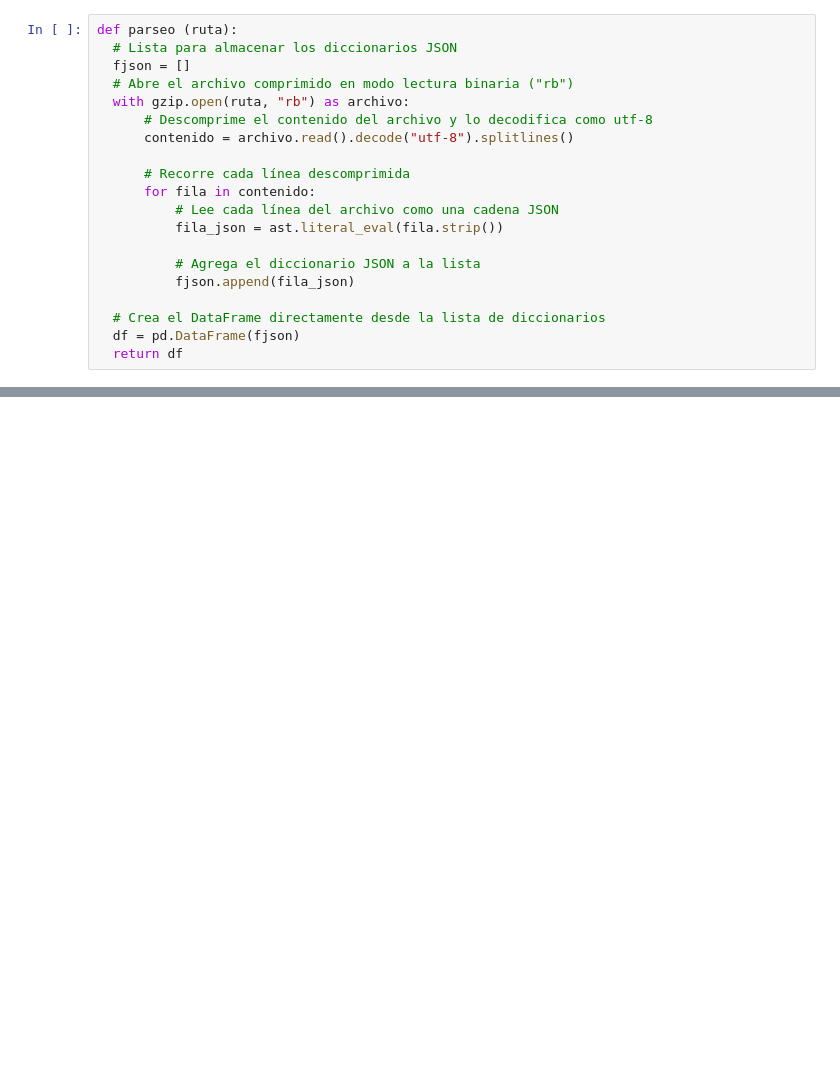
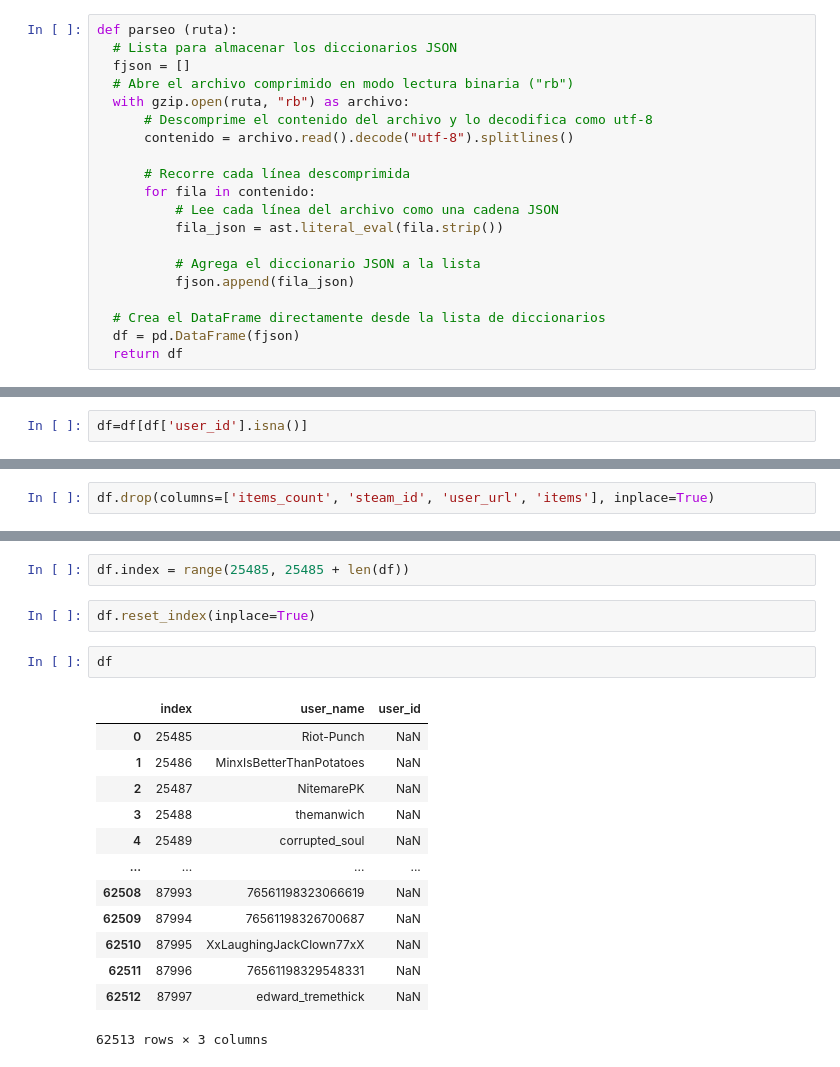
Before and after one commit to PrietoPy/PI_ML_OPS-PT, a Jupyter notebook: Notebooks/ETL - FE - Items.ipynb, the cells around one changed output, grey strips where cells are left out. Cells and saved outputs as stored; diff of their text form; blank space fills up the shorter version.

```diff
--- a/Notebooks/ETL - FE - Items.ipynb
+++ b/Notebooks/ETL - FE - Items.ipynb
@@ -29,0 +77,2 @@ MemoryError:
+# %%
+df=df[df['user_id'].isna()]
@@ -29,0 +83,2 @@ MemoryError:
+# %%
+df.drop(columns=['items_count', 'steam_id', 'user_url', 'items'], inplace=True)
@@ -29,0 +106,20 @@ MemoryError:
+# %%
+df.index = range(25485, 25485 + len(df))
+# %%
+df.reset_index(inplace=True)
+# %%
+df
+# %% [output]
+|  | index | user_name | user_id |
+| 0 | 25485 | Riot-Punch | NaN |
+| 1 | 25486 | MinxIsBetterThanPotatoes | NaN |
+| 2 | 25487 | NitemarePK | NaN |
+| 3 | 25488 | themanwich | NaN |
+| 4 | 25489 | corrupted_soul | NaN |
+| ... | ... | ... | ... |
+| 62508 | 87993 | 76561198323066619 | NaN |
+| 62509 | 87994 | 76561198326700687 | NaN |
+| 62510 | 87995 | XxLaughingJackClown77xX | NaN |
+| 62511 | 87996 | 76561198329548331 | NaN |
+| 62512 | 87997 | edward_tremethick | NaN |
+62513 rows × 3 columns
```
Also changed, not shown: parts of 31 cells of this notebook, 3 other files.
